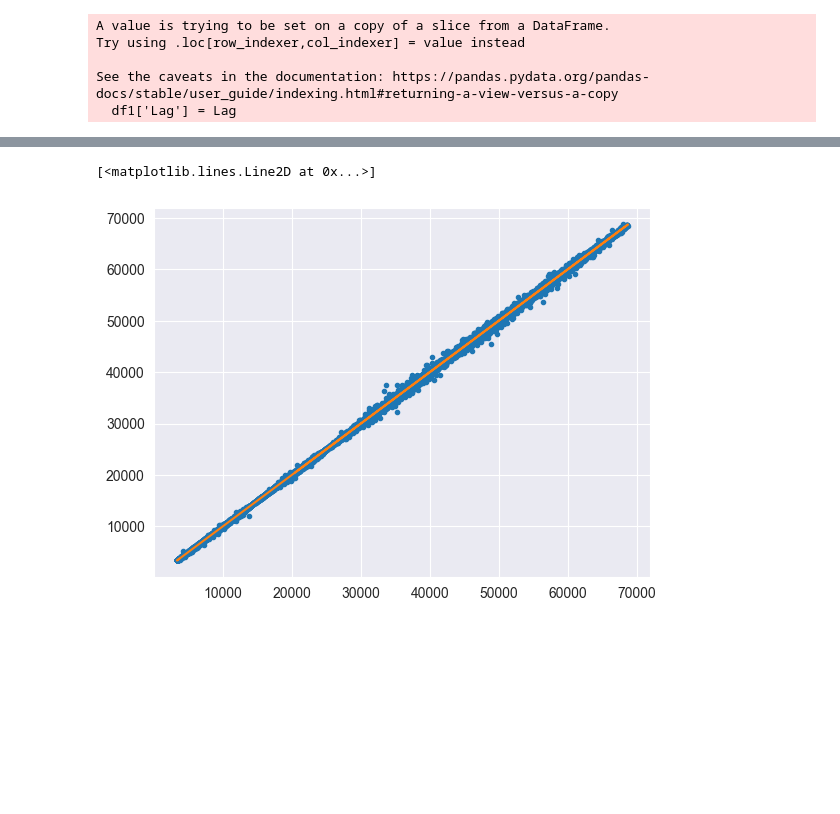
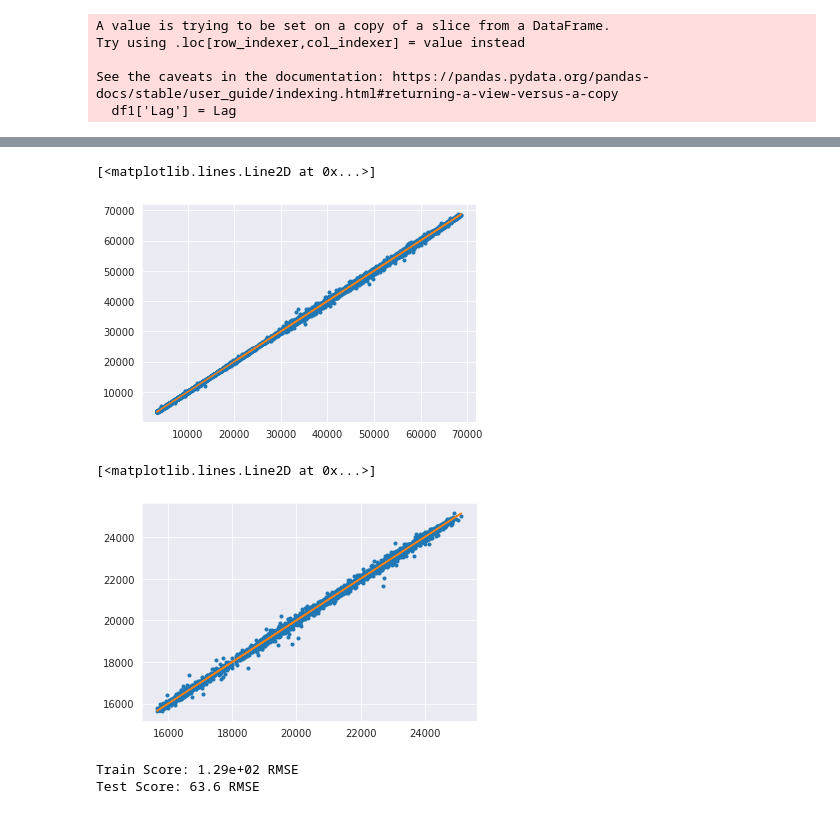
Before and after one commit to mahadev9/Cryptocurrency-Price-Forecasting, a Jupyter notebook: LinearRegression.ipynb, the cells around one changed output, grey strips where cells are left out. Saved outputs shown, nothing was run; the diff lists cells and outputs as text; code cells hidden in the pictures; blank space fills up the shorter version.

```diff
--- a/LinearRegression.ipynb
+++ b/LinearRegression.ipynb
@@ -97,0 +128,12 @@ y,X = y.align(X, join='inner')
+# %%
+number_of_rows = TRAIN_SPLIT_RATIO * len(X.index)
+
+X_train = X.loc[:number_of_rows]
+y_train = y.loc[:number_of_rows]
+X_test = X.loc[number_of_rows:]
+y_test = y.loc[number_of_rows:]
+
+print('X_train.shape = {}'.format(X_train.shape))
+print('y_train.shape = {}'.format(y_train.shape))
+print('X_test.shape = {}'.format(X_test.shape))
+print('y_test.shape = {}'.format(y_test.shape))
@@ -98,11 +145,29 @@ y,X = y.align(X, join='inner')
 # %%
 linear_model = LinearRegression()
-linear_model.fit(X,y)
-y_pred = pd.Series(linear_model.predict(X), index=X.index)
+linear_model.fit(X_train, y_train)
+
+y_train_pred = pd.Series(linear_model.predict(X_train), index=X_train.index)
 # %%
-fig,ax = plt.subplots()
-ax.plot(X['Lag'],y,'.')
-ax.plot(X['Lag'], y_pred)
+fig, ax = plt.subplots()
+
+ax.plot(X_train['Lag'], y_train, '.')
+ax.plot(X_train['Lag'], y_train_pred)
 # %% [output]
 [<matplotlib.lines.Line2D at 0x...>]
-[figure, old version]
+[figure, new version]
+# %%
+y_test_pred = pd.Series(linear_model.predict(X_test), index=X_test.index)
+
+fig, ax = plt.subplots()
+
+ax.plot(X_test['Lag'], y_test, '.')
+ax.plot(X_test['Lag'], y_test_pred)
+# %% [output]
+[<matplotlib.lines.Line2D at 0x...>]
+[figure, added]
+# %%
+rmse(y_train, y_train_pred, 'Train')
+rmse(y_test, y_test_pred, 'Test')
+# %% [output]
+Train Score: 1.29e+02 RMSE
+Test Score: 63.6 RMSE
```
Also changed, not shown: parts of 12 cells of this notebook.
